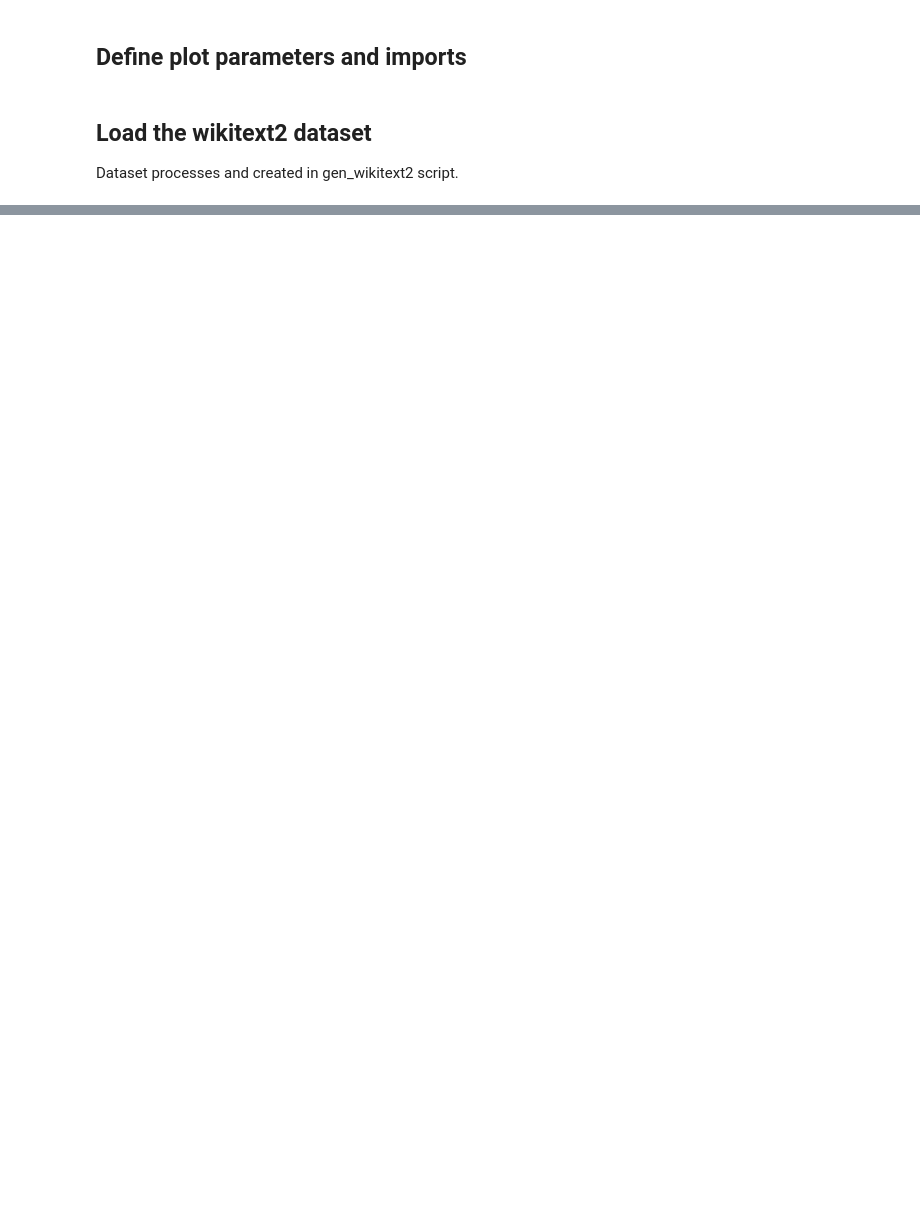
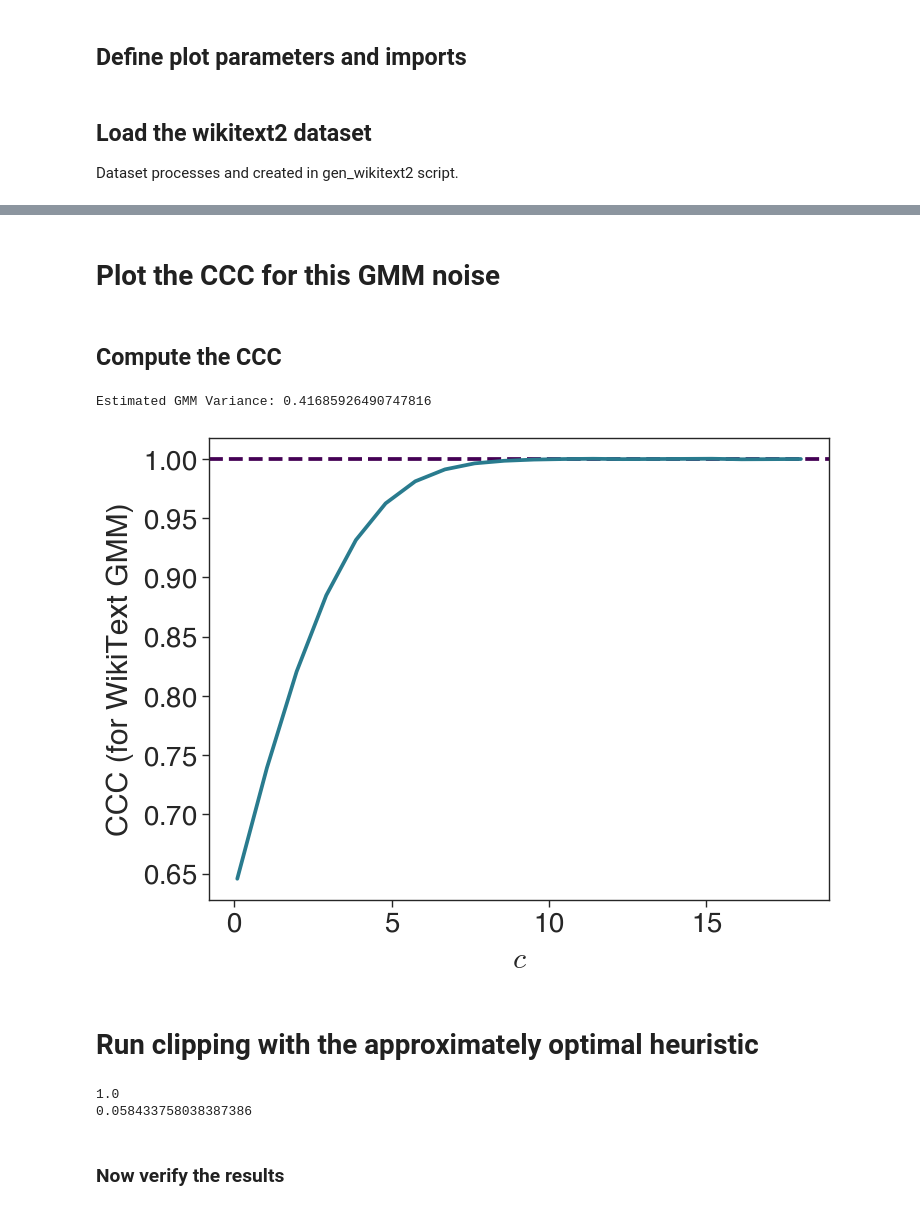
Before and after one commit to nmarzz/clip, a Jupyter notebook: clip/text_sentiment.ipynb, the cells around one changed output, grey strips where cells are left out. Drawn from its saved outputs; the diff is of its cells as text; code cells hidden in the pictures; blank space fills up the shorter version.

```diff
--- a/clip/text_sentiment.ipynb
+++ b/clip/text_sentiment.ipynb
@@ -258,6 +266,7 @@ clipped_sgd_low = np.quantile(clipped_sgd_risk_array, q_low, axis=0)
 clipped_sgd_high = np.quantile(clipped_sgd_risk_array, q_high, axis=0)
 
 # Compute the ODEs
+c = 3
 mu_nu_args = {'weights': weights, 'means': means, 'covariances': covariances, 'c': c} # GMM args
 clipped_ode_risk, ode_time,_,_ = clipped_ode(K,T, x0, x_star, lr, mu_GMM, nu_GMM, mu_nu_args)
 # %%
@@ -284,0 +294,73 @@ plt.show()
+# %% [markdown]
+# Plot the CCC for this GMM noise
+# %% [markdown]
+## Compute the CCC
+# %%
+tpdf = stats.t.pdf
+
+Cs = np.linspace(0.1,18, 20)
+
+
+risk_val = 5
+
+# Extract parameters from the fitted GMM model
+means_ = gmm.means_.flatten()
+variances_ = gmm.covariances_.flatten()
+weights_ = gmm.weights_
+gmm_mean_ = np.sum(weights_ * means_)
+gmm_variance = np.sum(weights_ * variances_) + np.sum(weights_ * (means_ - gmm_mean_) ** 2)
+
+print("Estimated GMM Variance:", gmm_variance)
+ccc_color = cm.viridis(x)[120]
+one_color = cm.viridis(x)[0]
+
+
+mus = []
+nus = []
+
+for c in Cs:
+    mus.append(mu_GMM(risk_val,weights, means, covariances, c))
+    nus.append(nu_GMM(risk_val,weights, means, covariances, c) / (gmm_variance + 2 * risk_val)) # adjust to match the paper
+
+mus, nus = np.array(mus), np.array(nus)
+plt.axhline(1, ls= '--', color = one_color)
+plt.plot(Cs,  mus**2 / nus, color = ccc_color)
+plt.xlabel('$c$', fontproperties=custom_font)
+plt.ylabel('CCC (for WikiText GMM)', fontproperties=custom_font)
+plt.savefig('wikitext_noise_ccc.pdf', format = 'pdf')
+plt.show()
+# %% [output]
+Estimated GMM Variance: 0.41685926490747816
+[figure, added]
+# %% [markdown]
+# Run clipping with the approximately optimal heuristic
+# %%
+from tqdm.notebook import tqdm
+vals, vecs = np.linalg.eigh(K)
+
+init_Cs = np.linspace(1,13, 25)
+# init_Cs = np.array(2)
+
+min_risk = 100
+opt_c = -1
+for init_c in tqdm(np.flip(init_Cs)):
+    ode_risk_opt_clip, ode_time_cl, clip_sched, lr_sched = clipped_ode_approx_opt(vals, vecs,T, x0, x_star, init_c, noise_std, lr, mu_GMM, nu_GMM, mu_nu_args)
+    if ode_risk_opt_clip[-1] < min_risk:
+        min_risk = ode_risk_opt_clip[-1]
+        opt_clip_time__ = ode_time_cl
+        opt_risk__ = ode_risk_opt_clip
+        opt_clip_sched = clip_sched
+        opt_lr_sched = lr_sched
+        opt_c = init_c
+
+print(opt_c)
+print(min_risk)
+
+
+sgd_clip_sched = np.array(opt_clip_sched) * np.sqrt(d)
+sgd_lr_sched = np.array(opt_lr_sched) / d
+# %% [output]
+1.0
+0.058433758038387386
+# %% [markdown]
+### Now verify the results
```
Also changed, not shown: parts of 13 cells of this notebook, 6 other files.
